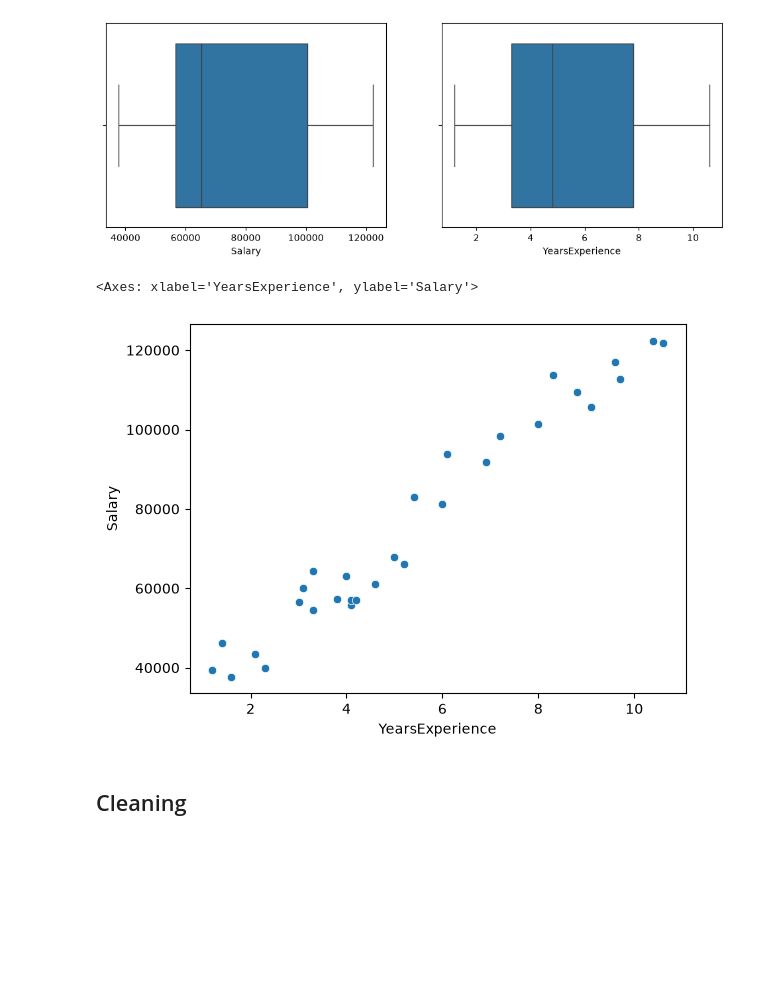
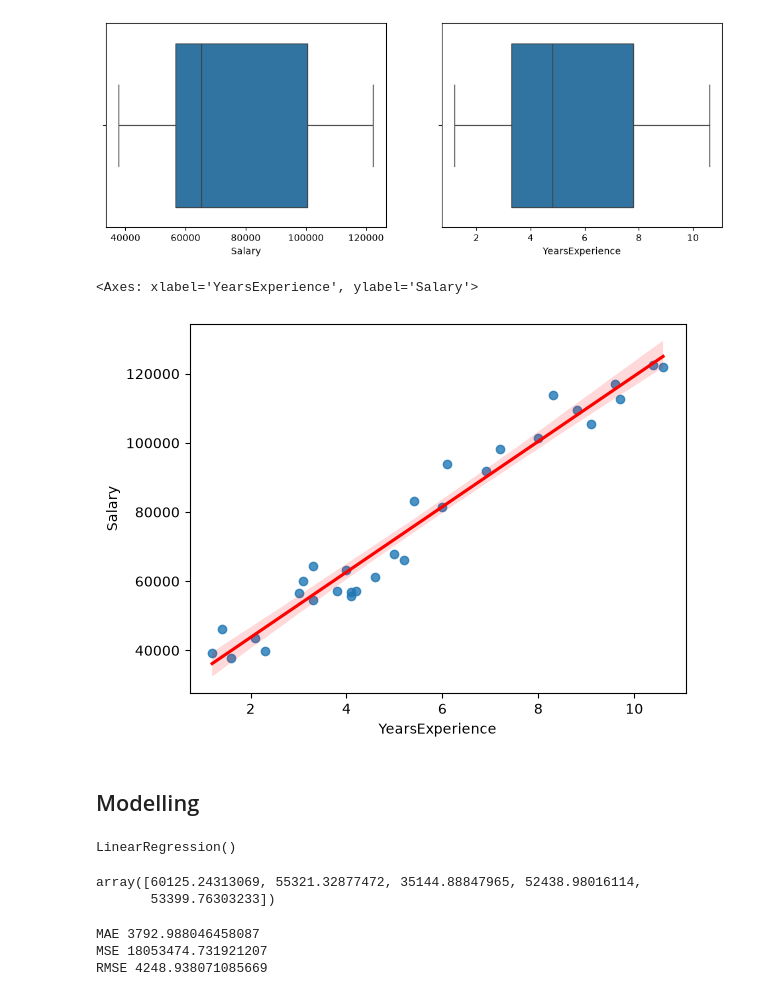
Before and after one commit to Ri-Dearg/aiml-labs, a Jupyter notebook: lab3a.ipynb, the cells around one changed output. Cells and saved outputs as stored; diff of their text form; code cells hidden in the pictures; blank space fills up the shorter version.

Commit message:
feat: ✨ create model, test

```diff
--- a/lab3a.ipynb
+++ b/lab3a.ipynb
@@ -124,9 +131,9 @@ sns.boxplot(data=df_updated, x='YearsExperience', ax=axes[1])
 <Axes: xlabel='YearsExperience'>
 [figure]
 # %%
-sns.scatterplot(data=df_updated, y='Salary', x='YearsExperience')
+sns.regplot(data=df_updated, y='Salary', x='YearsExperience', line_kws={'color':'red'})
 # %% [output]
 <Axes: xlabel='YearsExperience', ylabel='Salary'>
-[figure, old version]
+[figure, new version]
-# %% [markdown]
-## Cleaning
+# %% [markdown]
+## Modelling
@@ -132,0 +146,19 @@ sns.scatterplot(data=df_updated, y='Salary', x='YearsExperience')
+# %%
+model = LinearRegression()
+model.fit(x_train, y_train)
+# %% [output]
+LinearRegression()
+# %%
+predictions = model.predict(x_test)
+predictions
+# %% [output]
+array([60125.24313069, 55321.32877472, 35144.88847965, 52438.98016114,
+       53399.76303233])
+# %%
+print('MAE',metrics.mean_absolute_error(y_test,predictions))
+print('MSE',metrics.mean_squared_error(y_test,predictions))
+print('RMSE',np.sqrt(metrics.mean_squared_error(y_test,predictions)))
+# %% [output]
+MAE 3792.988046458087
+MSE 18053474.731921207
+RMSE 4248.938071085669
```
Also changed, not shown: parts of 5 cells of this notebook.
